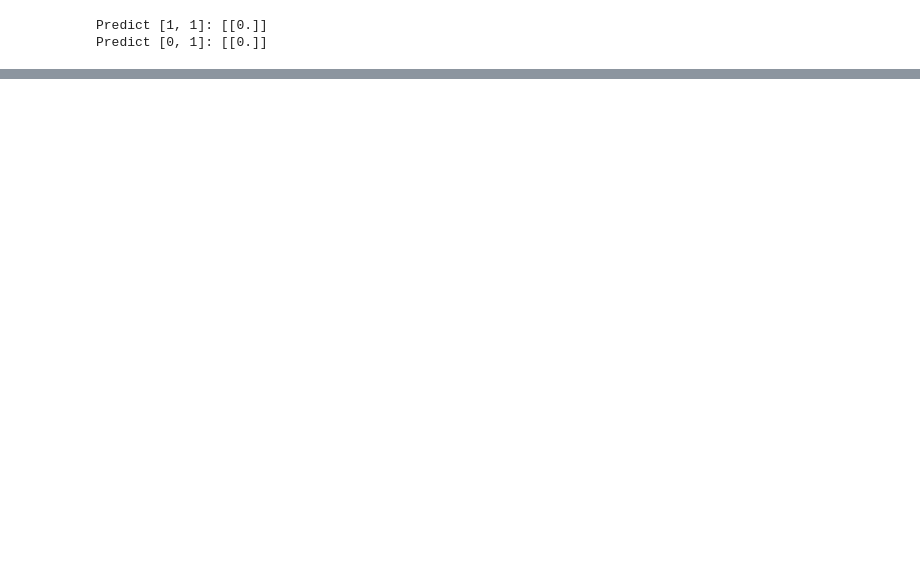
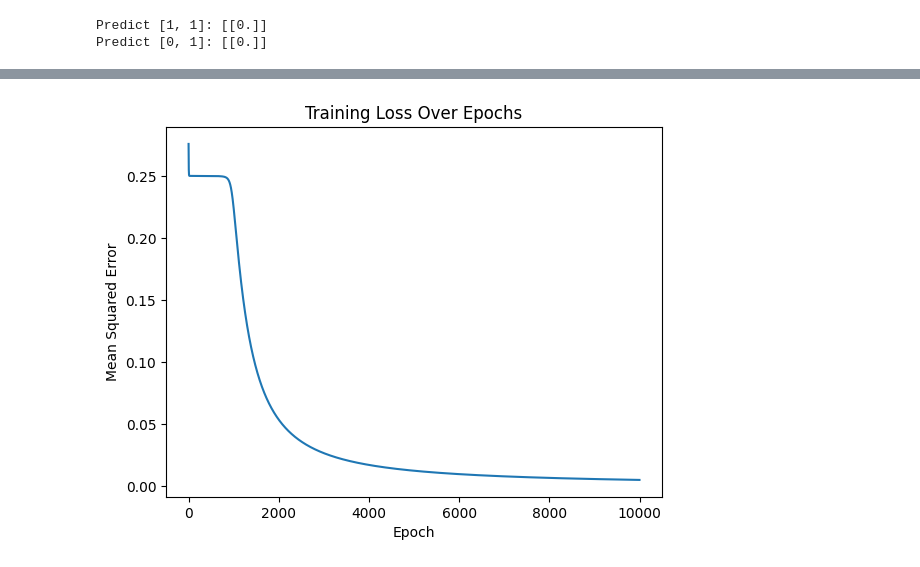
Before and after one commit to narainkarthicp/Hand-written-number-, a Jupyter notebook: line_code.ipynb, the cells around one changed output, grey strips where cells are left out. Saved outputs shown, nothing was run; the diff lists cells and outputs as text; code cells hidden in the pictures; blank space fills up the shorter version.

```diff
--- a/line_code.ipynb
+++ b/line_code.ipynb
@@ -17,8 +17,8 @@ y = np.array([[0],[1],[1],[0]])
 def sigmoid(x):
     return 1 / (1 + np.exp(-x))
 
-def sigmoid_derivative(x):
-    s = sigmoid(x)
+def sigmoid_derivative(s):
+    # s = sigmoid(x)
     return s * (1 - s)
 
 # Initialize weights and biases
@@ -60,7 +60,7 @@ for epoch in range(max_epochs):
     db2 = np.sum(dZ2, axis=0, keepdims=True) / m
 
     dA1 = np.dot(dZ2, W2.T)
-    dZ1 = dA1 * sigmoid_derivative(Z1)
+    dZ1 = dA1 * sigmoid_derivative(A1)
     dW1 = np.dot(X.T, dZ1) / m
     db1 = np.sum(dZ1, axis=0, keepdims=True) / m
 
@@ -77,7 +77,13 @@ Z2 = np.dot(A1, W2) + b2
 y_pred = sigmoid(Z2)
 
 print("\nFinal Predictions (after training):")
-print(np.round(y_pred))
+print(*np.round(y_pred))
+print("Actual value of y:")
+print(*np.round(y))
+
+predictions = (y_pred > 0.5).astype(int)
+accuracy = np.mean(predictions == y)
+print(f"\nAccuracy: {accuracy * 100:.2f}%")
 # %% [output]
 Epoch 0, Loss: 0.69315
 Epoch 1000, Loss: 0.69315
@@ -111,0 +170,75 @@ Predict [0, 1]: [[0.]]
+# %%
+import numpy as np
+import matplotlib.pyplot as plt
+
+# Define the sigmoid activation function and its derivative
+def sigmoid(x):
+    return 1 / (1 + np.exp(-x))
+
+def sigmoid_derivative(x):
+    return x * (1 - x)
+
+# Define the neural network class
+# The order of parameters should be input_size followed by hidden_size for the first weight matrix,
+# and hidden_size followed by output_size for the second weight matrix.
+# This is based on the structure of the neural network where the input layer connects to the hidden layer, and the hidden layer connects to the output layer.
+class NeuralNetwork:
+    def __init__(self, input_size, hidden_size, output_size):
+        self.weights_input_hidden = np.random.rand(input_size, hidden_size)
+        self.weights_hidden_output = np.random.rand(hidden_size, output_size)
+
+# Define the forward pass and training methods
+    def forward(self, inputs):
+        hidden_input = np.dot(inputs, self.weights_input_hidden)
+        hidden_output = sigmoid(hidden_input) # activation function
+        output_input = np.dot(hidden_output, self.weights_hidden_output) # weighted sum
+        output = sigmoid(output_input)
+        return output
+
+# Define the backpropagation method for training
+# The train method combines forward propagation, error calculation, backpropagation, and weight update,
+# which are the key components of the gradient descent optimization process.
+# The weights are iteratively adjusted using this process over multiple epochs to
+# gradually improve the network's ability to make accurate predictions.
+    def train(self, inputs, targets, epochs):
+        loss_history = [] # keep track of loss over epochs
+        for _ in range(epochs): # train for a fixed number of epochs
+            hidden_input = np.dot(inputs, self.weights_input_hidden) # weighted sum
+            hidden_output = sigmoid(hidden_input) # activation function
+            output_input = np.dot(hidden_output, self.weights_hidden_output)
+            output = sigmoid(output_input)
+            error = targets - output # compute error
+            d_output = error * sigmoid_derivative(output)
+            error_hidden = d_output.dot(self.weights_hidden_output.T) # backpropagate error
+            d_hidden = error_hidden * sigmoid_derivative(hidden_output) # compute gradients
+            self.weights_hidden_output += hidden_output.T.dot(d_output) # update weights
+            self.weights_input_hidden += inputs.T.dot(d_hidden)
+            loss = np.mean(np.square(error)) # compute loss
+            loss_history.append(loss) # keep track of loss over epochs
+        return loss_history
+
+# Example usage
+if __name__ == "__main__":
+    nn = NeuralNetwork(input_size = 2, hidden_size = 2, output_size = 1) # create neural network
+
+    training_inputs = np.array([[0, 0], [0, 1], [1, 0], [1, 1]]) # XOR problem In the XOR problem, the goal is to train a neural network to correctly output the XOR (exclusive OR) of two binary inputs.
+    training_targets = np.array([[0], [1], [1], [0]])
+
+    epochs = 10000 # train for 10000 epochs
+    loss_history = nn.train(training_inputs, training_targets, epochs) # train neural network
+
+    test_input = np.array([[0, 0]]) # test neural network
+    predicted_output = nn.forward(test_input) # make prediction
+
+    # Test the trained network on all inputs
+    for test_input in training_inputs:
+        predicted_output = nn.forward(test_input)
+        expected_output = training_targets[np.where((training_inputs == test_input).all(axis=1))[0][0]]
+        print(f"Input: {test_input}, Predicted Output: {predicted_output}, Expected Output: {expected_output}")
+
+    plt.plot(range(epochs), loss_history) # plot loss over epochs
+    plt.xlabel("Epoch")
+    plt.ylabel("Mean Squared Error")
+    plt.title("Training Loss Over Epochs")
+    plt.show()
+# %% [output]
@@ -111,0 +249 @@ Predict [0, 1]: [[0.]]
+[figure, added]
```
Also changed, not shown: parts of 5 cells of this notebook, 2 other files.
